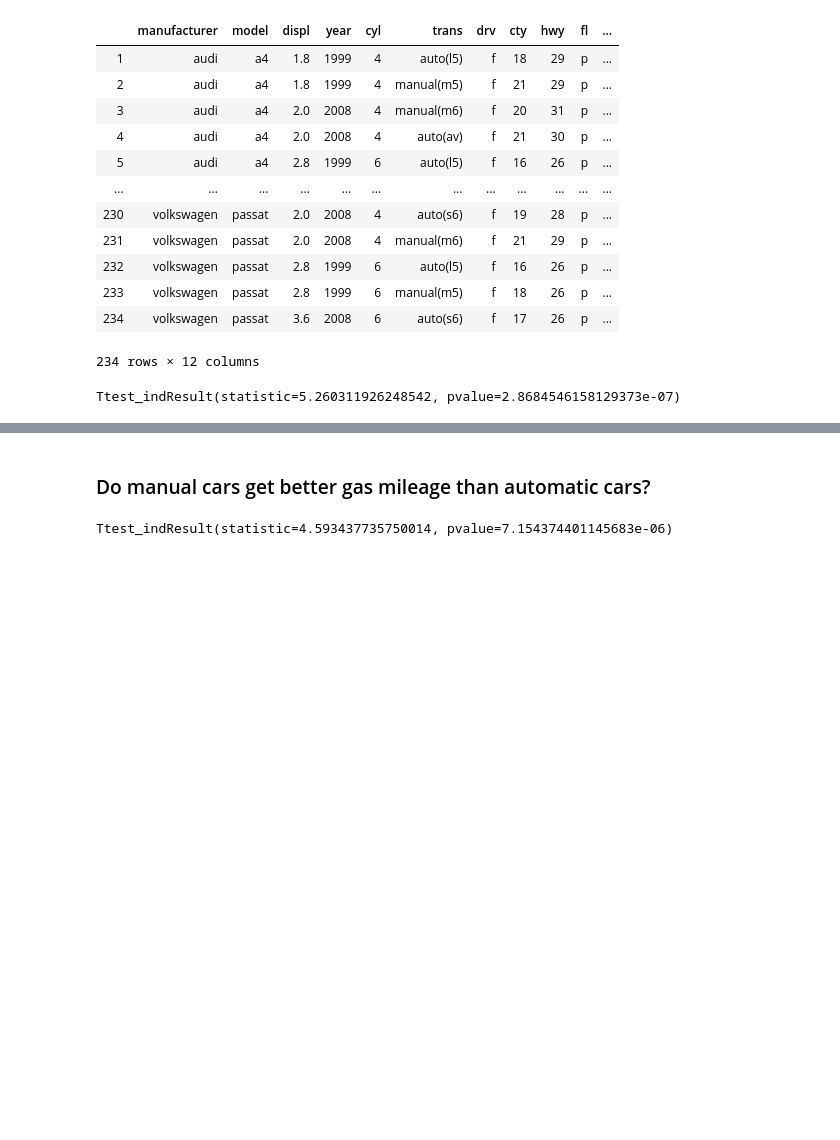
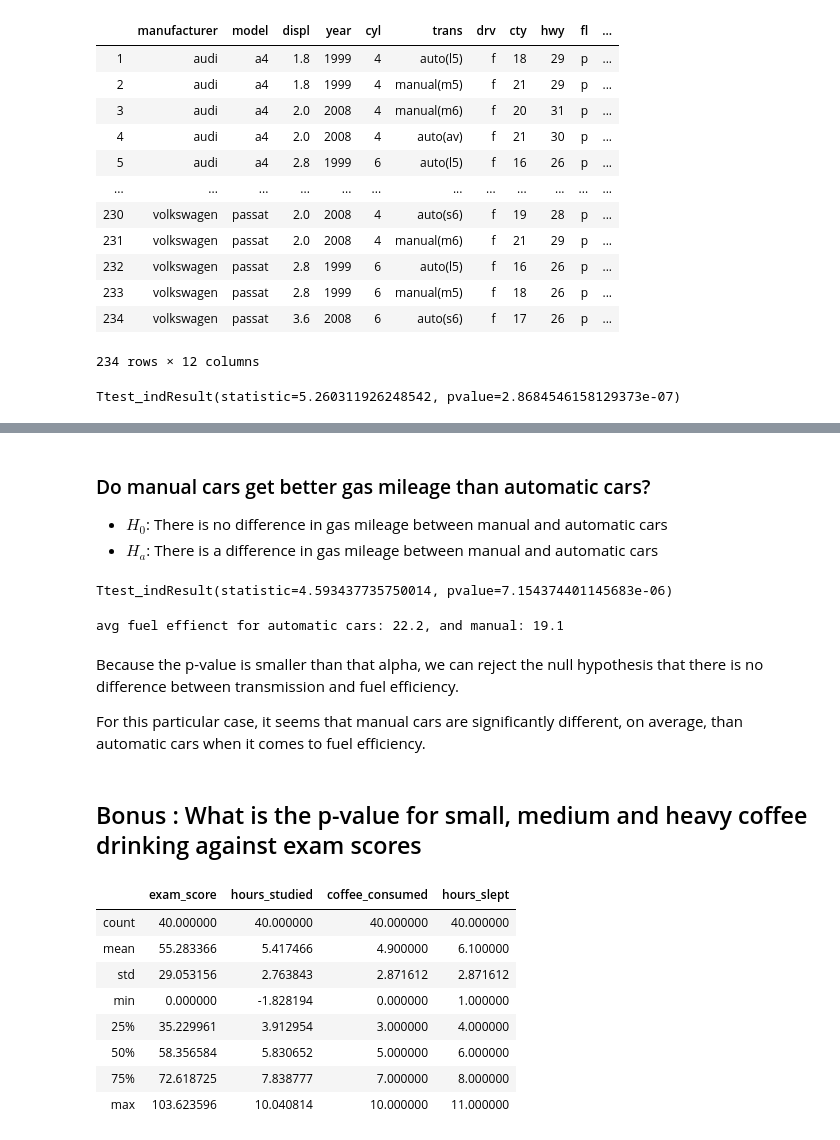
Before and after one commit to chasethompson/statistics_exercises, a Jupyter notebook: hypothesis_testing.ipynb, the cells around one changed output, grey strips where cells are left out. Drawn from its saved outputs; the diff is of its cells as text; code cells hidden in the pictures; blank space fills up the shorter version.

Commit message:
Updates on the hypothesis testing exercises

```diff
--- a/hypothesis_testing.ipynb
+++ b/hypothesis_testing.ipynb
@@ -400,5 +403,9 @@ p = 0.000
 # %% [markdown]
 ### Do manual cars get better gas mileage than automatic cars?
+
+
+- $H_0$: There is no difference in gas mileage between manual and automatic cars
+- $H_a$: There is a difference in gas mileage between manual and automatic cars
 # %%
 x1 = mpg[mpg.trans.str.contains('manual')].fuel_eff
 x2 = mpg[mpg.trans.str.contains('auto')].fuel_eff
@@ -406,3 +413,26 @@ x2 = mpg[mpg.trans.str.contains('auto')].fuel_eff
 stats.ttest_ind(x1, x2)
 # %% [output]
 Ttest_indResult(statistic=4.593437735750014, pvalue=7.154374401145683e-06)
+# %%
+print(f"avg fuel effienct for automatic cars: {x1.mean():.3}, and manual: {x2.mean():.3}")
+# %% [output]
+avg fuel effienct for automatic cars: 22.2, and manual: 19.1
+# %% [markdown]
+Because the p-value is smaller than that alpha, we can reject the null hypothesis that there is no difference between transmission and fuel efficiency.
+
+For this particular case, it seems that manual cars are significantly different, on average, than automatic cars when it comes to fuel efficiency.
+# %% [markdown]
+## Bonus : What is the p-value for small, medium and heavy coffee drinking against exam scores
+# %%
+df = pd.read_csv('exam_scores.csv')
+df.describe()
+# %% [output]
+|  | exam_score | hours_studied | coffee_consumed | hours_slept |
+| count | 40.000000 | 40.000000 | 40.000000 | 40.000000 |
+| mean | 55.283366 | 5.417466 | 4.900000 | 6.100000 |
+| std | 29.053156 | 2.763843 | 2.871612 | 2.871612 |
+| min | 0.000000 | -1.828194 | 0.000000 | 1.000000 |
+| 25% | 35.229961 | 3.912954 | 3.000000 | 4.000000 |
+| 50% | 58.356584 | 5.830652 | 5.000000 | 6.000000 |
+| 75% | 72.618725 | 7.838777 | 7.000000 | 8.000000 |
+| max | 103.623596 | 10.040814 | 10.000000 | 11.000000 |
```
Also changed, not shown: parts of 8 cells of this notebook.
